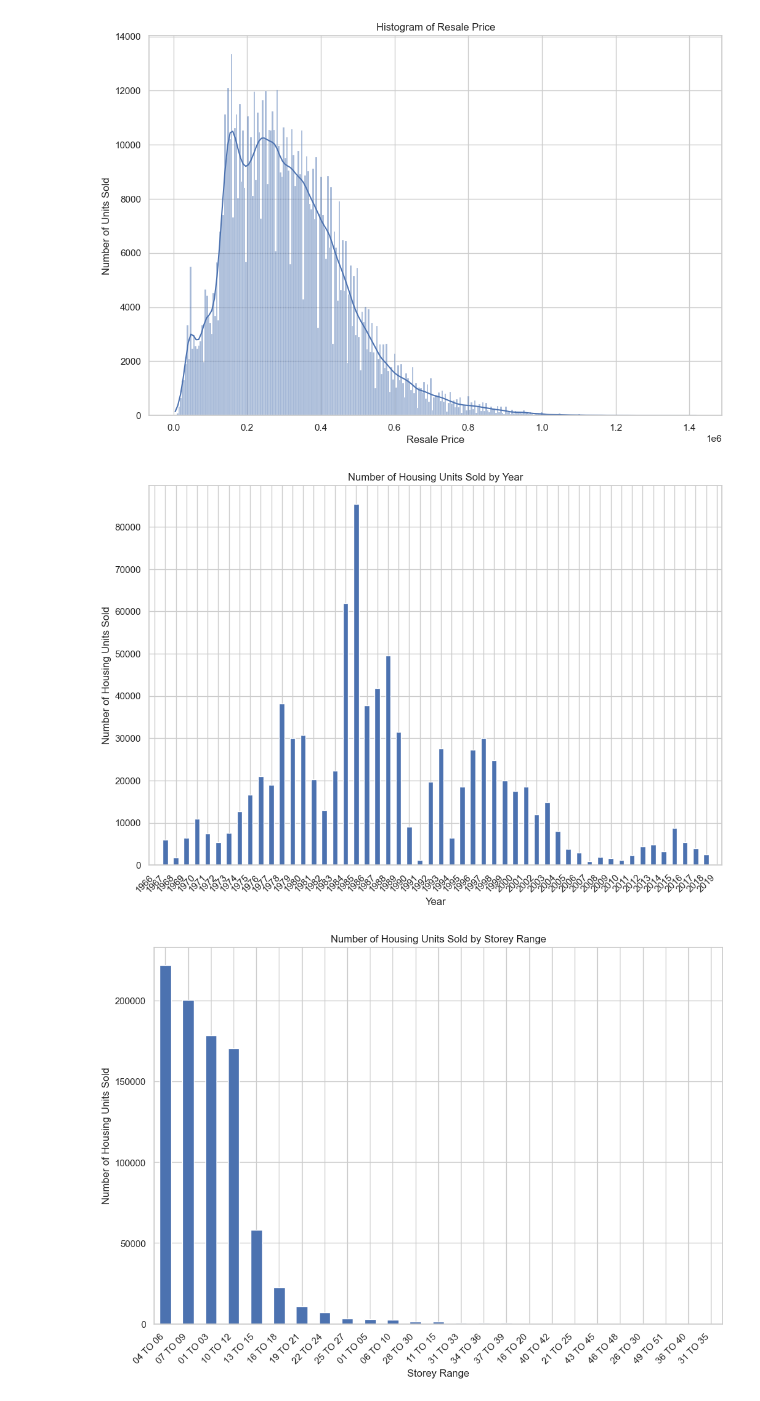
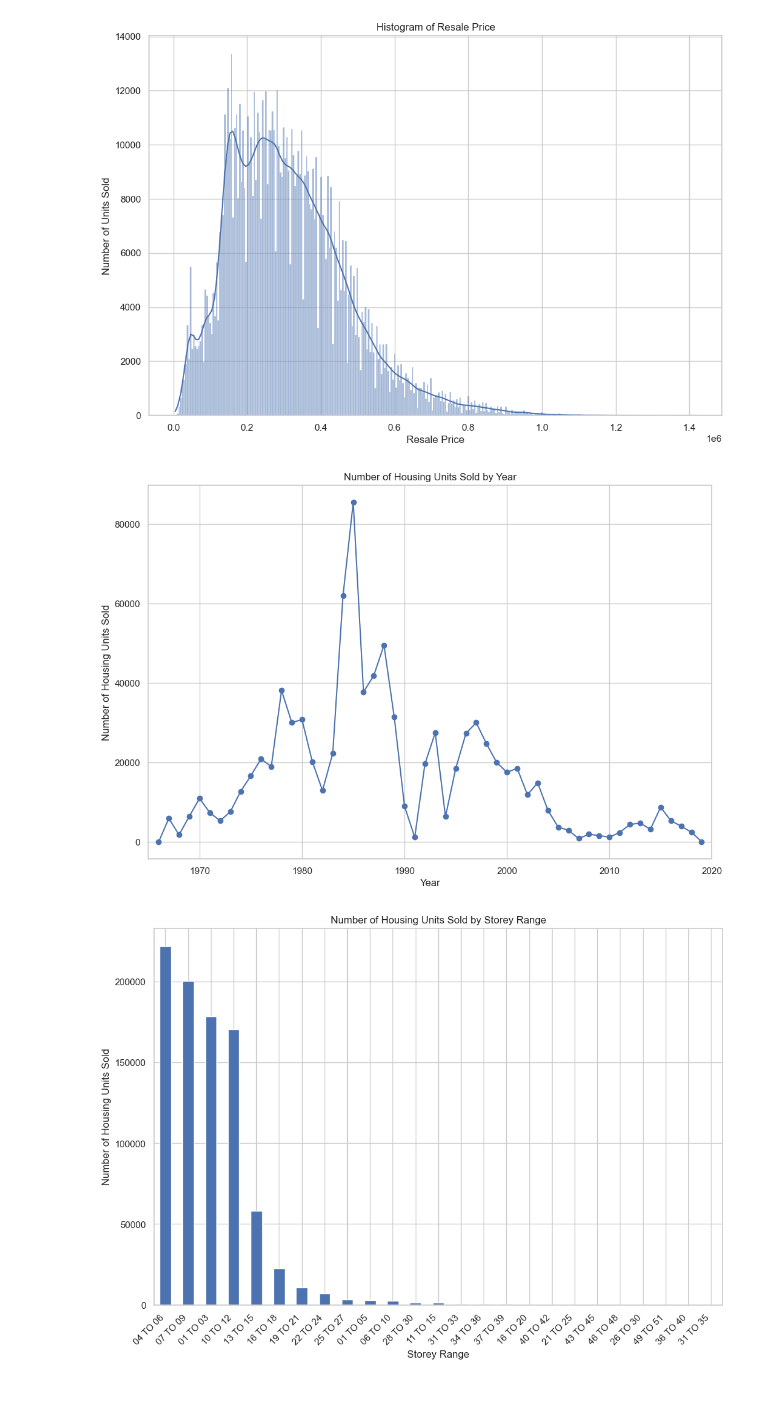
Before and after one commit to kkinmunn/is4303_hdbresale, a Jupyter notebook: eda/eda.ipynb, the cells around one changed output. Drawn from its saved outputs; the diff is of its cells as text; code cells hidden in the pictures.

Commit message:
changed to time series chart for lease_commence_date
replace bar graph with time series chart for lease commencement date

```diff
--- a/eda/eda.ipynb
+++ b/eda/eda.ipynb
@@ -241,23 +241,25 @@ plt.show()
 # %% [output]
 [figure]
 # %%
-# bar chart for lease_commence_date
+# time series chart for lease_commence_date
+
+data_hdb_raw['lease_commence_date'] = pd.to_datetime(data_hdb_raw['lease_commence_date'], format='%Y')
 
 # count the occurrences of each lease_commence_date (year)
 year_counts = data_hdb_raw['lease_commence_date'].value_counts().sort_index()
 
 # size
 plt.figure(figsize=(12, 8))
 
 # plot
-year_counts.plot(kind='bar')
+year_counts.plot(kind='line', marker='o')
 plt.title('Number of Housing Units Sold by Year')
 plt.xlabel('Year')
 plt.ylabel('Number of Housing Units Sold')
-plt.xticks(rotation=45, ha='right')
+plt.xlim('1965', '2020')
 plt.show()
 # %% [output]
-[figure, old version]
+[figure, new version]
 # %%
 # bar chart for storey_range
 
```
